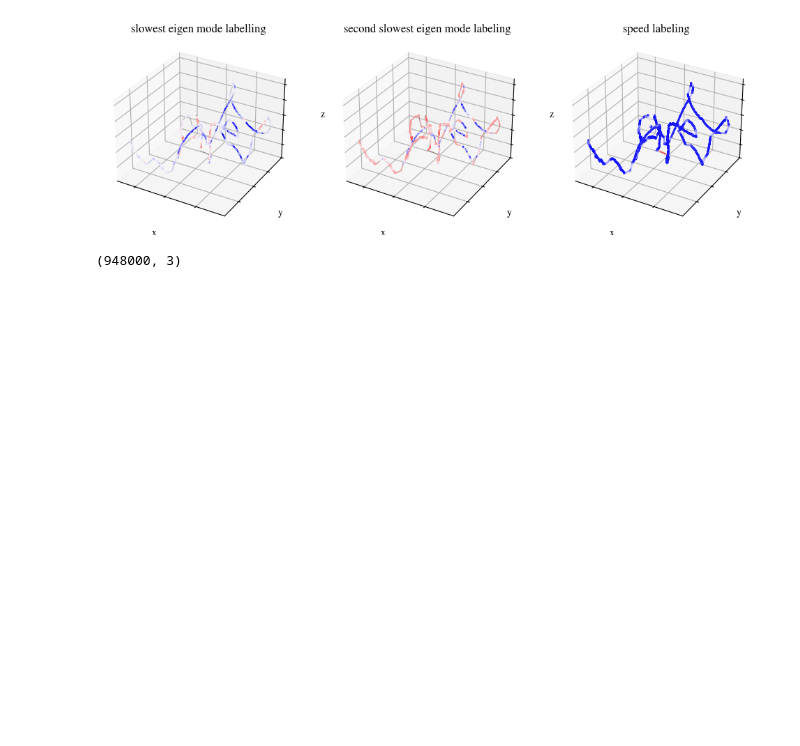
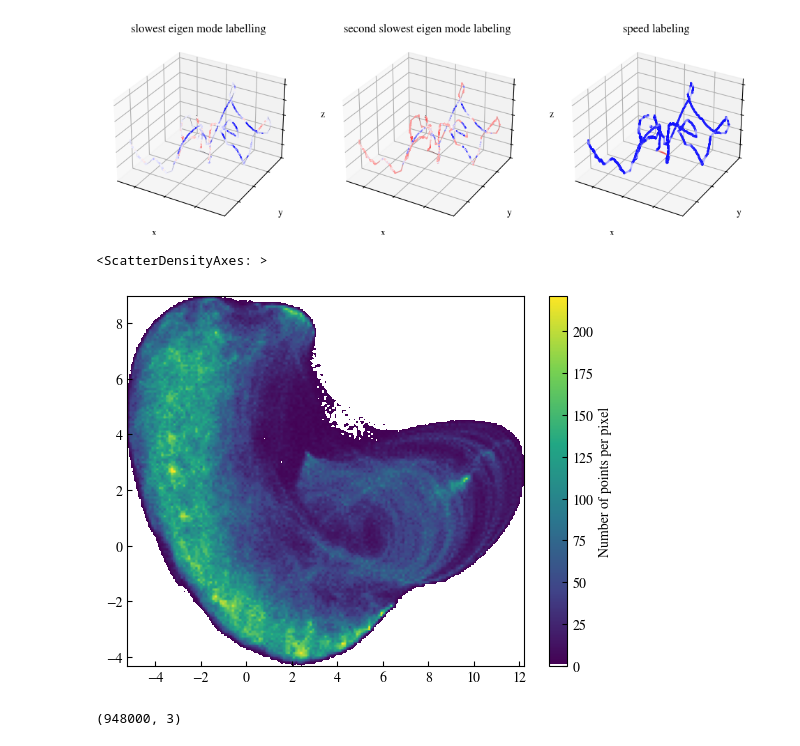
Before and after one commit to HugoLeRoy94/ClusterAnalysis, a Jupyter notebook: notebooks/copepods/03_markovian_analysis.ipynb, the cells around one changed output. Saved outputs shown, nothing was run; the diff lists cells and outputs as text; code cells hidden in the pictures; blank space fills up the shorter version.

```diff
--- a/notebooks/copepods/03_markovian_analysis.ipynb
+++ b/notebooks/copepods/03_markovian_analysis.ipynb
@@ -312,6 +312,16 @@ phase = np.array([compute_speed_turning_angles(np.array([x,y,z]).T) for x,y,z in
 #    print(z.shape)
 #    print(x)
 #    break
+# %%
+from src.viz import use_mpl_scatter_density
+from matplotlib.colors import LogNorm
+fig,ax = plt.subplots(subplot_kw={"projection":"scatter_density"})
+norms = {75:LogNorm(10,120),50:LogNorm(25,250)}
+dpi = 50
+use_mpl_scatter_density(fig,umap_data[:,0],umap_data[:,1],ax=ax,dpi=dpi)#,norm=norms[dpi])
+# %% [output]
+<ScatterDensityAxes: >
+[figure, added]
 # %%
 mean_phase = np.mean(phase,axis=1)
 print(mean_phase.shape)
```
Also changed, not shown: 10 other files.
